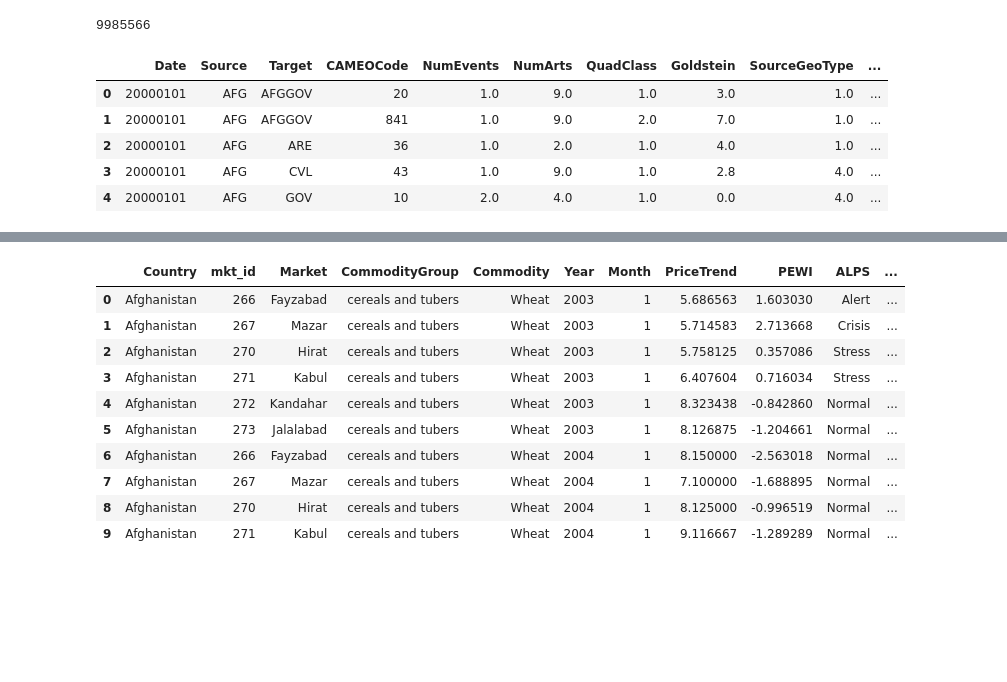
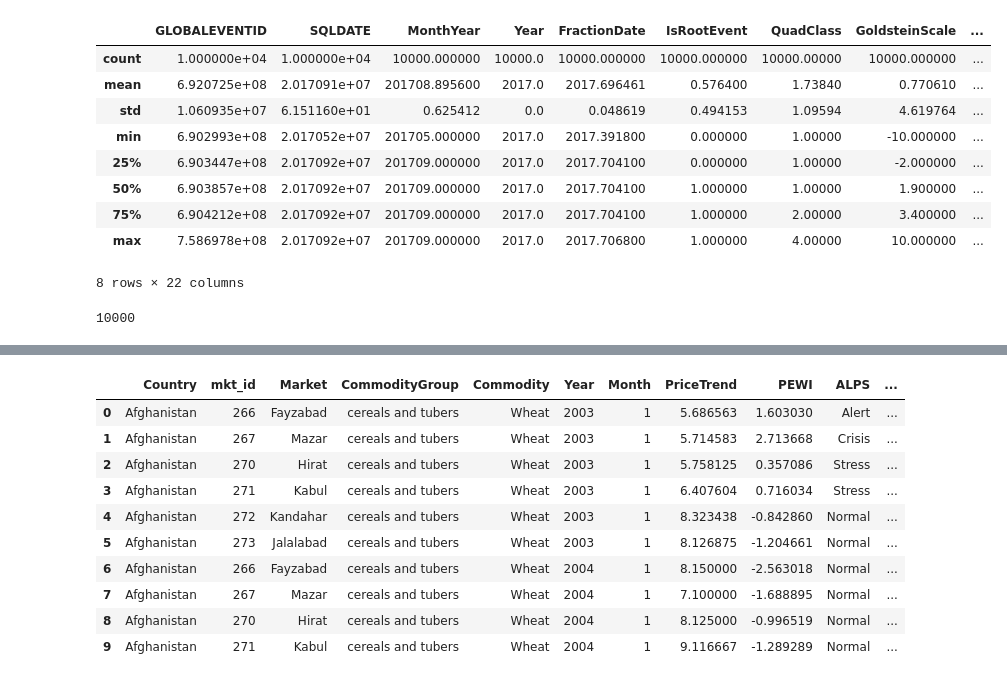
Before and after one commit to tssahota/Global-Data-Analysis-for-Social-Unrest-Prediction, a Jupyter notebook: Final-EDA.ipynb, the cells around one changed output, grey strips where cells are left out. Cells and saved outputs as stored; diff of their text form; code cells hidden in the pictures; blank space fills up the shorter version.

```diff
--- a/Final-EDA.ipynb
+++ b/Final-EDA.ipynb
@@ -22,4 +66,17 @@ df1 = df1[df1['Date']>20000000]  # selecting data only after 2000
+# %%
+df0.describe()
+# %% [output]
+|  | GLOBALEVENTID | SQLDATE | MonthYear | Year | FractionDate | IsRootEvent | QuadClass | GoldsteinScale | ... |
+| count | 1.000000e+04 | 1.000000e+04 | 10000.000000 | 10000.0 | 10000.000000 | 10000.000000 | 10000.00000 | 10000.000000 | ... |
+| mean | 6.920725e+08 | 2.017091e+07 | 201708.895600 | 2017.0 | 2017.696461 | 0.576400 | 1.73840 | 0.770610 | ... |
+| std | 1.060935e+07 | 6.151160e+01 | 0.625412 | 0.0 | 0.048619 | 0.494153 | 1.09594 | 4.619764 | ... |
+| min | 6.902993e+08 | 2.017052e+07 | 201705.000000 | 2017.0 | 2017.391800 | 0.000000 | 1.00000 | -10.000000 | ... |
+| 25% | 6.903447e+08 | 2.017092e+07 | 201709.000000 | 2017.0 | 2017.704100 | 0.000000 | 1.00000 | -2.000000 | ... |
+| 50% | 6.903857e+08 | 2.017092e+07 | 201709.000000 | 2017.0 | 2017.704100 | 1.000000 | 1.00000 | 1.900000 | ... |
+| 75% | 6.904212e+08 | 2.017092e+07 | 201709.000000 | 2017.0 | 2017.704100 | 1.000000 | 2.00000 | 3.400000 | ... |
+| max | 7.586978e+08 | 2.017092e+07 | 201709.000000 | 2017.0 | 2017.706800 | 1.000000 | 4.00000 | 10.000000 | ... |
+8 rows × 22 columns
 # %%
-df1.shape[0]
+df0.shape[0]
 # %% [output]
-9985566
+10000
@@ -30,10 +82,0 @@ df1 = pd.read_csv('final-gdelt.csv')
-# %%
-#df1 = pd.read_csv('final-gdelt.csv')    ---> for restarting execution
-df1.head()  # consists of data after the year 2000
-# %% [output]
-|  | Date | Source | Target | CAMEOCode | NumEvents | NumArts | QuadClass | Goldstein | SourceGeoType | ... |
-| 0 | 20000101 | AFG | AFGGOV | 20 | 1.0 | 9.0 | 1.0 | 3.0 | 1.0 | ... |
-| 1 | 20000101 | AFG | AFGGOV | 841 | 1.0 | 9.0 | 2.0 | 7.0 | 1.0 | ... |
-| 2 | 20000101 | AFG | ARE | 36 | 1.0 | 2.0 | 1.0 | 4.0 | 1.0 | ... |
-| 3 | 20000101 | AFG | CVL | 43 | 1.0 | 9.0 | 1.0 | 2.8 | 4.0 | ... |
-| 4 | 20000101 | AFG | GOV | 10 | 2.0 | 4.0 | 1.0 | 0.0 | 4.0 | ... |
```
Also changed, not shown: parts of 19 cells of this notebook.
